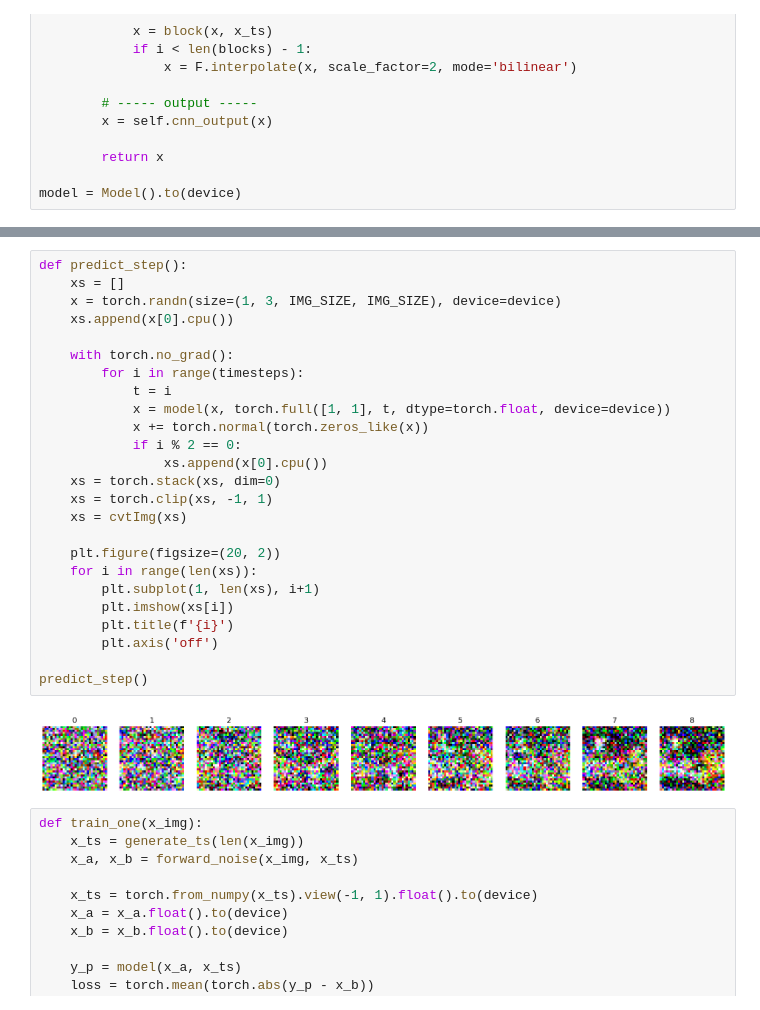
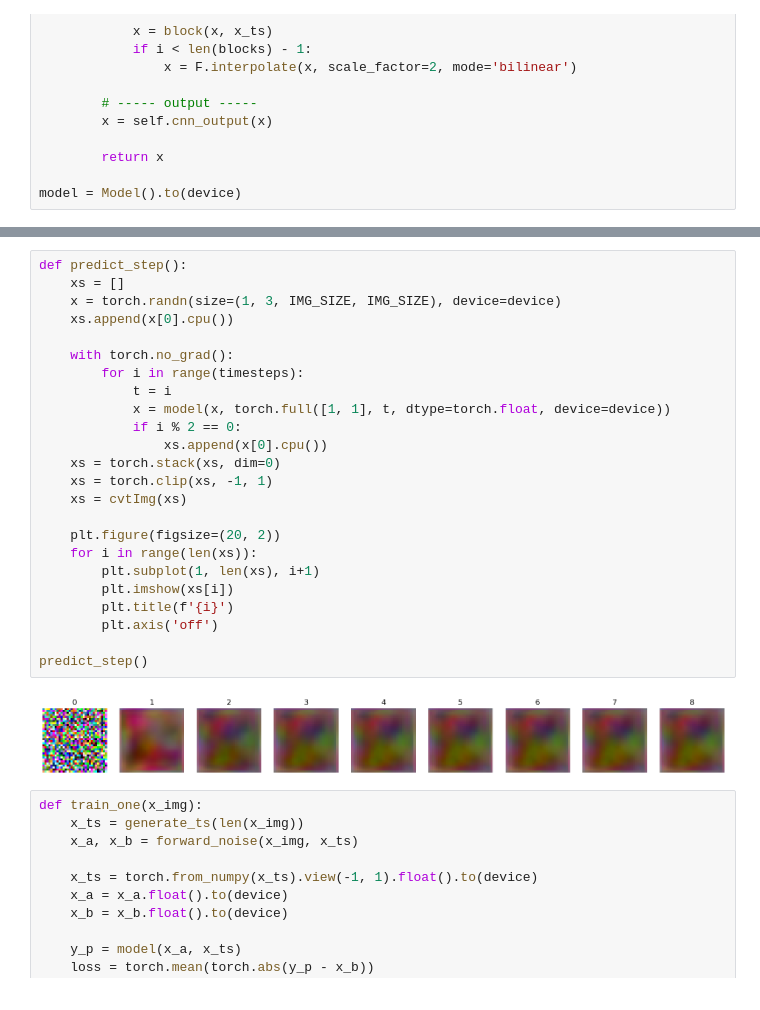
Before and after one commit to jorchard/diffusion_models, a Jupyter notebook: no_resid.ipynb, the cells around one changed output, grey strips where cells are left out. Drawn from its saved outputs; the diff is of its cells as text.

```diff
--- a/no_resid.ipynb
+++ b/no_resid.ipynb
@@ -212,30 +211,29 @@ predict()
 # %%
 def predict_step():
     xs = []
     x = torch.randn(size=(1, 3, IMG_SIZE, IMG_SIZE), device=device)
     xs.append(x[0].cpu())
 
     with torch.no_grad():
         for i in range(timesteps):
             t = i
             x = model(x, torch.full([1, 1], t, dtype=torch.float, device=device))
-            x += torch.normal(torch.zeros_like(x))
             if i % 2 == 0:
                 xs.append(x[0].cpu())
     xs = torch.stack(xs, dim=0)
     xs = torch.clip(xs, -1, 1)
     xs = cvtImg(xs)
 
     plt.figure(figsize=(20, 2))
     for i in range(len(xs)):
         plt.subplot(1, len(xs), i+1)
         plt.imshow(xs[i])
         plt.title(f'{i}')
         plt.axis('off')
 
 predict_step()
 # %% [output]
-[figure, old version]
+[figure, new version]
 # %%
 def train_one(x_img):
     x_ts = generate_ts(len(x_img))
```
Also changed, not shown: parts of 4 cells of this notebook.
